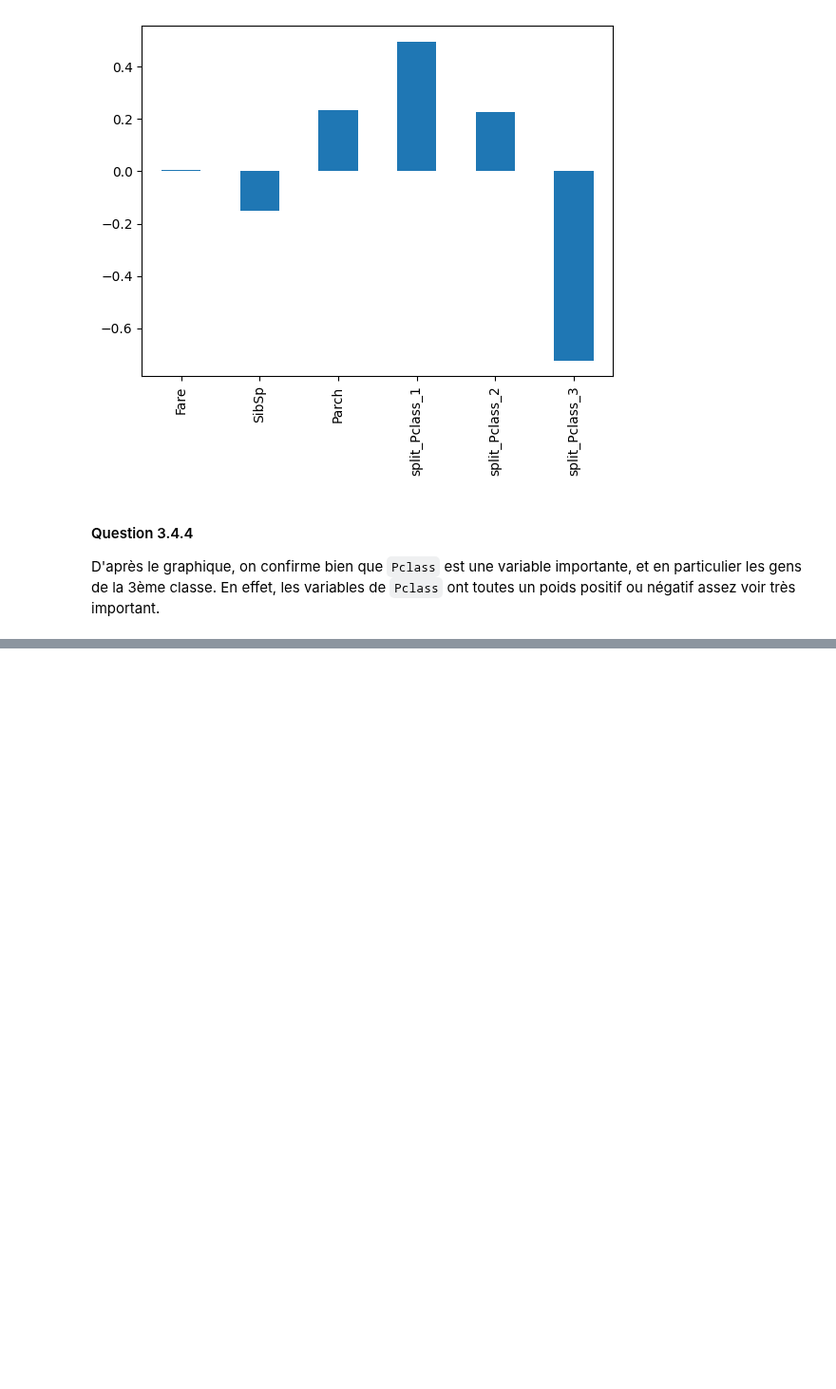
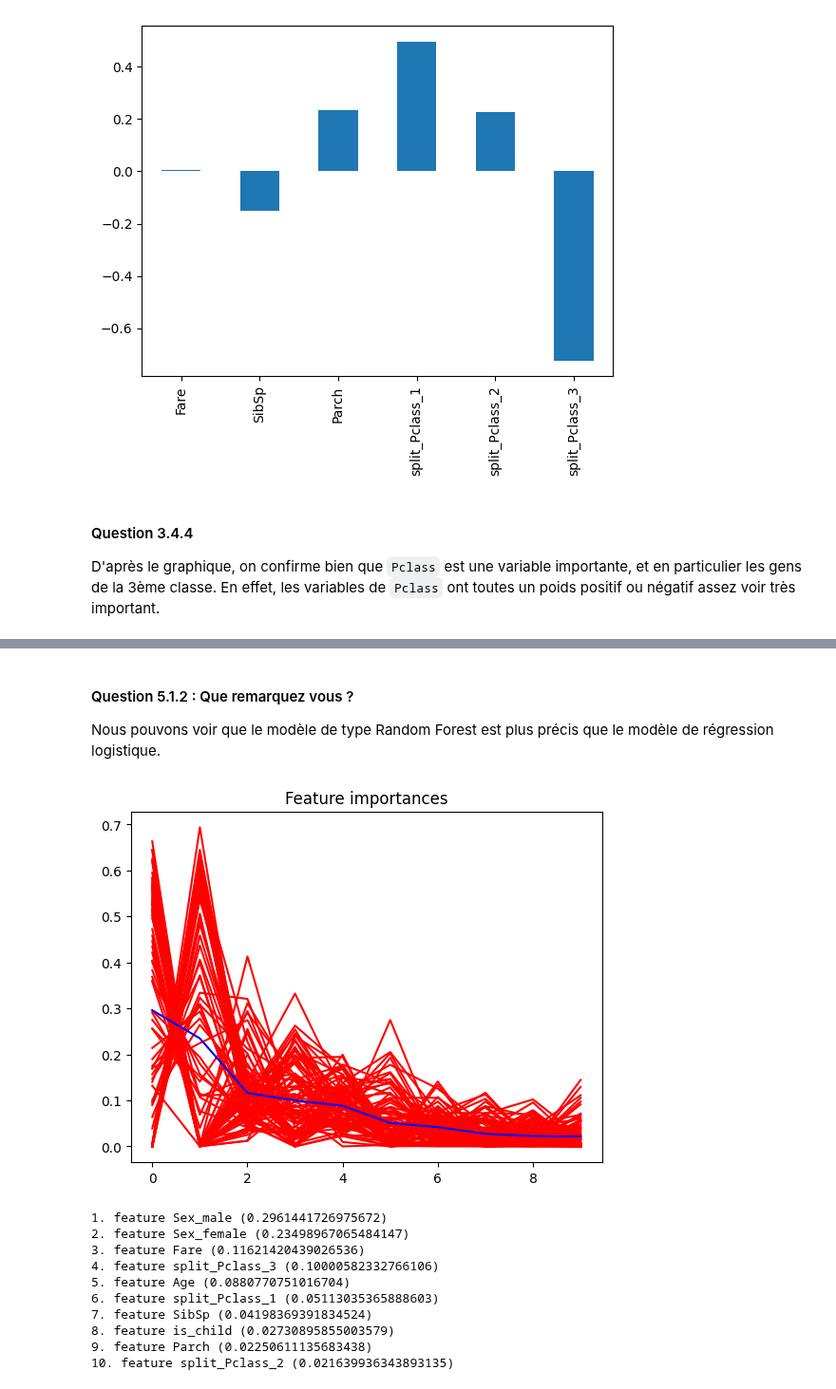
Before and after one commit to antocreadev/L3SINF_scikit-learn-machine-learning-python, a Jupyter notebook: tp2_sklearn.ipynb, the cells around one changed output, grey strips where cells are left out. Shown at 95% size. Saved outputs shown, nothing was run; the diff lists cells and outputs as text; code cells hidden in the pictures; blank space fills up the shorter version.

```diff
--- a/tp2_sklearn.ipynb
+++ b/tp2_sklearn.ipynb
@@ -238,0 +326,28 @@ En effet, les variables de `Pclass` ont toutes un poids positif ou négatif asse
+# %% [markdown]
+#### Question 5.1.2 : Que remarquez vous ?
+Nous pouvons voir que le modèle de type Random Forest est plus précis que le modèle de régression logistique.
+# %%
+def classifier_importance(X, clf):
+    importances = clf.feature_importances_
+    indices = np.argsort(importances)[::-1]
+    plt.title("Feature importances")
+    for tree in clf.estimators_:
+        plt.plot(range(X.shape[1]), tree.feature_importances_[indices], "r")
+    plt.plot(range(X.shape[1]), importances[indices], "b")
+    plt.show()
+    for f in range(X.shape[1]):
+        print(f"{f + 1}. feature {X.columns[indices[f]]} ({importances[indices[f]]})")
+
+classifier_importance(X_train_3, model)
+# %% [output]
+[figure, added]
+1. feature Sex_male (0.2961441726975672)
+2. feature Sex_female (0.23498967065484147)
+3. feature Fare (0.11621420439026536)
+4. feature split_Pclass_3 (0.10000582332766106)
+5. feature Age (0.0880770751016704)
+6. feature split_Pclass_1 (0.05113035365888603)
+7. feature SibSp (0.04198369391834524)
+8. feature is_child (0.02730895855003579)
+9. feature Parch (0.02250611135683438)
+10. feature split_Pclass_2 (0.021639936343893135)
```
Also changed, not shown: parts of 51 cells of this notebook.
